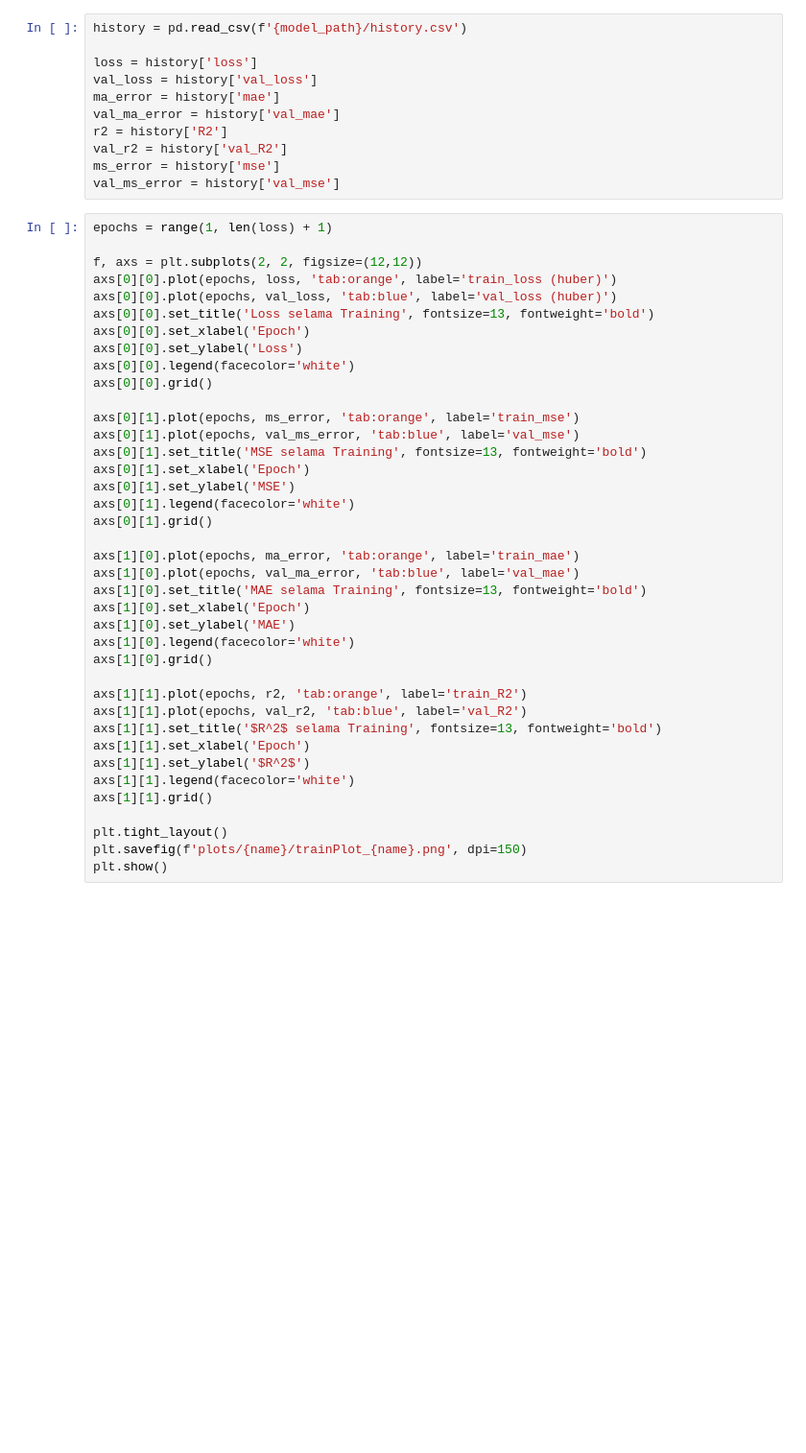
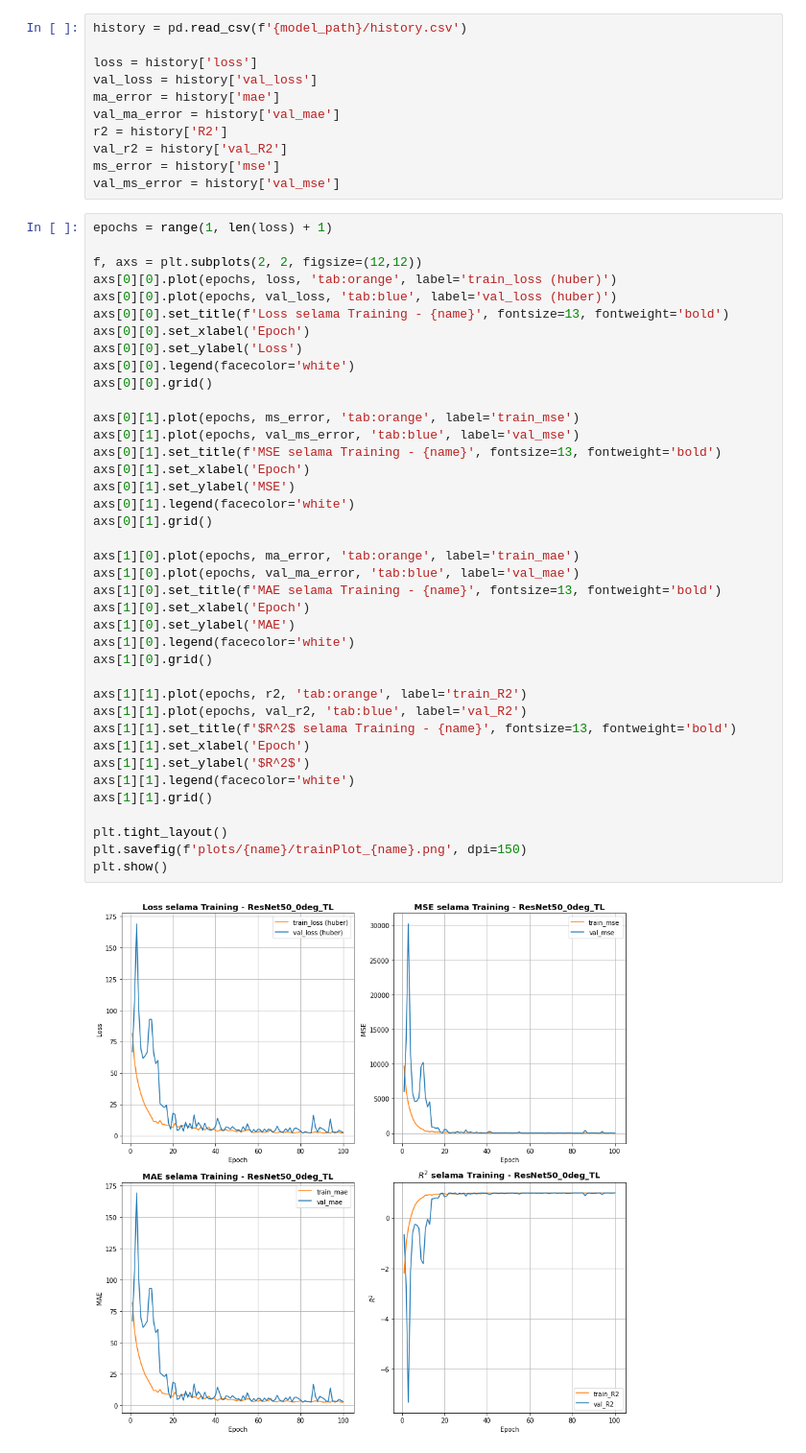
Before and after one commit to naufalhisyam/WaterTurbidityPred, a Jupyter notebook: Utils/evaluate_model.ipynb, the cells around one changed output. Shown: that part at 96% size. Drawn from its saved outputs; the diff is of its cells as text; blank space fills up the shorter version.

```diff
--- a/Utils/evaluate_model.ipynb
+++ b/Utils/evaluate_model.ipynb
@@ -131,36 +169,38 @@ epochs = range(1, len(loss) + 1)
 f, axs = plt.subplots(2, 2, figsize=(12,12))
 axs[0][0].plot(epochs, loss, 'tab:orange', label='train_loss (huber)')
 axs[0][0].plot(epochs, val_loss, 'tab:blue', label='val_loss (huber)')
-axs[0][0].set_title('Loss selama Training', fontsize=13, fontweight='bold')
+axs[0][0].set_title(f'Loss selama Training - {name}', fontsize=13, fontweight='bold')
 axs[0][0].set_xlabel('Epoch')
 axs[0][0].set_ylabel('Loss')
 axs[0][0].legend(facecolor='white')
 axs[0][0].grid()
 
 axs[0][1].plot(epochs, ms_error, 'tab:orange', label='train_mse')
 axs[0][1].plot(epochs, val_ms_error, 'tab:blue', label='val_mse')
-axs[0][1].set_title('MSE selama Training', fontsize=13, fontweight='bold')
+axs[0][1].set_title(f'MSE selama Training - {name}', fontsize=13, fontweight='bold')
 axs[0][1].set_xlabel('Epoch')
 axs[0][1].set_ylabel('MSE')
 axs[0][1].legend(facecolor='white')
 axs[0][1].grid()
 
 axs[1][0].plot(epochs, ma_error, 'tab:orange', label='train_mae')
 axs[1][0].plot(epochs, val_ma_error, 'tab:blue', label='val_mae')
-axs[1][0].set_title('MAE selama Training', fontsize=13, fontweight='bold')
+axs[1][0].set_title(f'MAE selama Training - {name}', fontsize=13, fontweight='bold')
 axs[1][0].set_xlabel('Epoch')
 axs[1][0].set_ylabel('MAE')
 axs[1][0].legend(facecolor='white')
 axs[1][0].grid()
 
 axs[1][1].plot(epochs, r2, 'tab:orange', label='train_R2')
 axs[1][1].plot(epochs, val_r2, 'tab:blue', label='val_R2')
-axs[1][1].set_title('$R^2$ selama Training', fontsize=13, fontweight='bold')
+axs[1][1].set_title(f'$R^2$ selama Training - {name}', fontsize=13, fontweight='bold')
 axs[1][1].set_xlabel('Epoch')
 axs[1][1].set_ylabel('$R^2$')
 axs[1][1].legend(facecolor='white')
 axs[1][1].grid()
 
 plt.tight_layout()
 plt.savefig(f'plots/{name}/trainPlot_{name}.png', dpi=150)
 plt.show()
+# %% [output]
+[figure, added]
```
Also changed, not shown: parts of 11 cells of this notebook.
